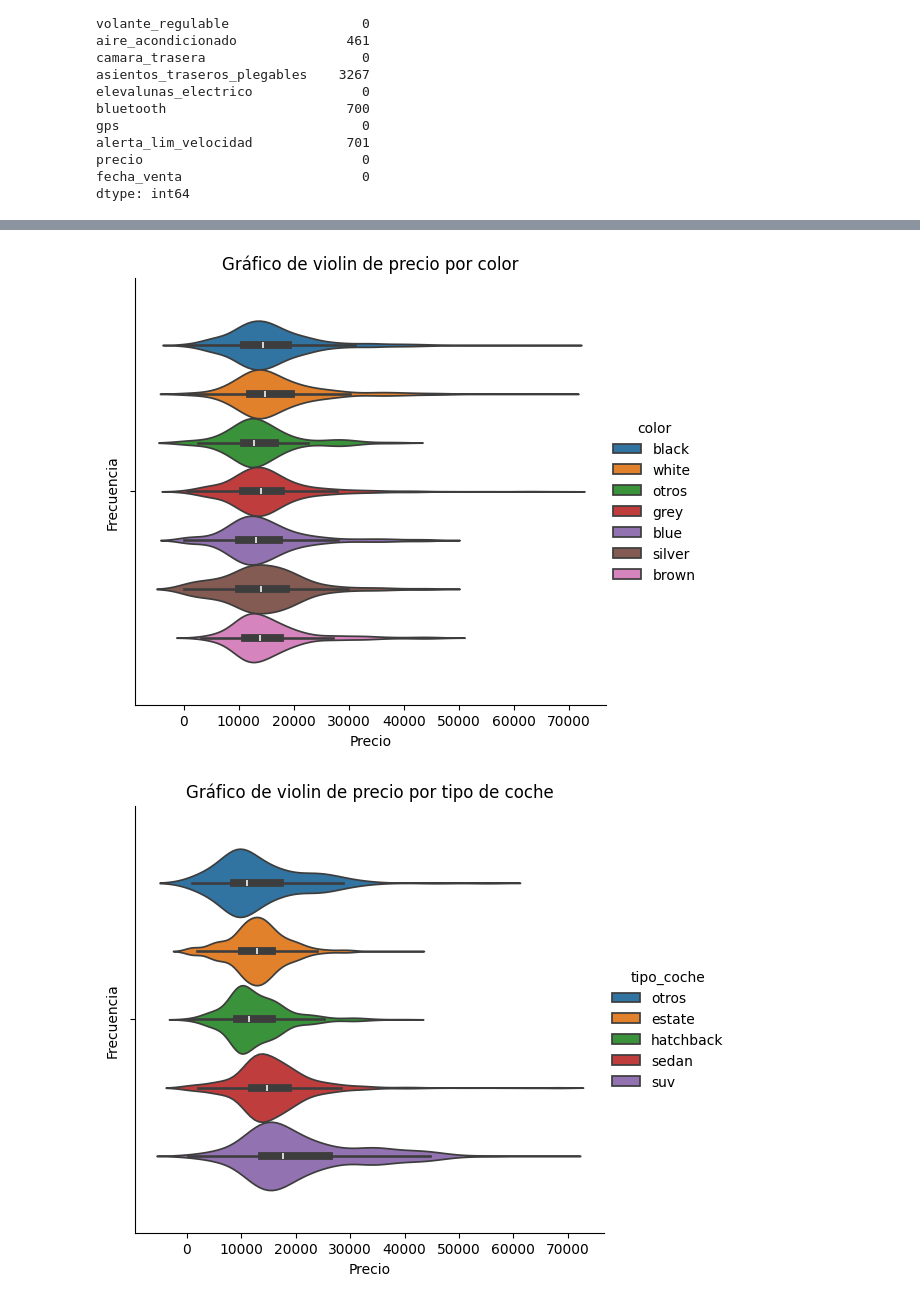
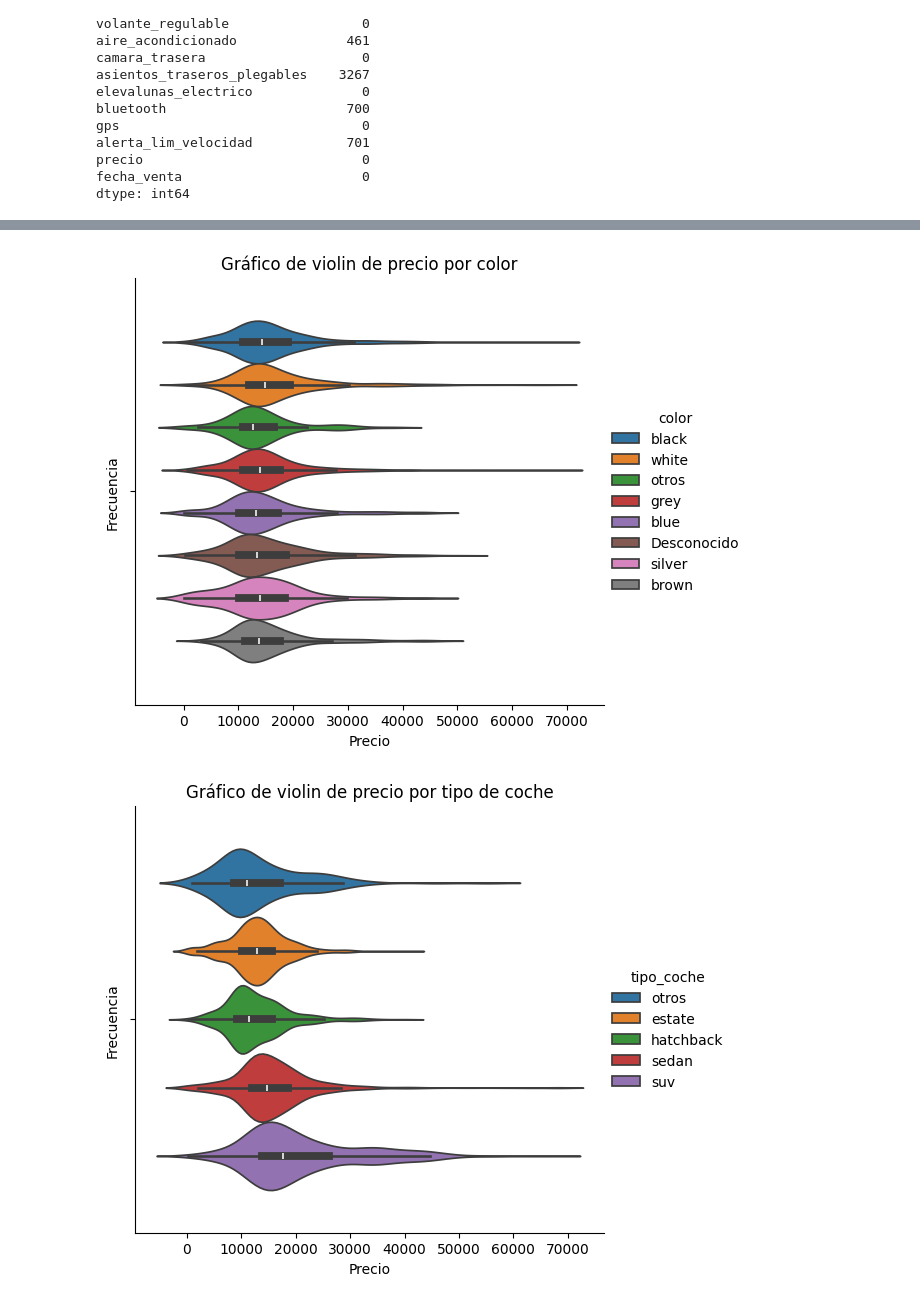
Before and after one commit to rulogar1234/nuclio-1, a Jupyter notebook: 1er_Entregable.ipynb, the cells around one changed output, grey strips where cells are left out. Drawn from its saved outputs; the diff is of its cells as text; code cells hidden in the pictures.

```diff
--- a/1er_Entregable.ipynb
+++ b/1er_Entregable.ipynb
@@ -344,9 +346,14 @@ columnas_nulas
+# %%
+df_bmw3_color=df_bmw3.copy()
+# %%
+df_bmw3_color['color'].fillna('Desconocido', inplace=True)
 # %%
 #Mramos si el precio depende del color, y vemos que en el grueso de vehículos no pasa
-sns.catplot(x = "precio", data= df_bmw3, kind="violin", hue="color")
+#decicimos poner una nueva categoria
+sns.catplot(x = "precio", data= df_bmw3_color, kind="violin", hue="color")
 plt.xlabel('Precio')
 plt.ylabel('Frecuencia')
 plt.title('Gráfico de violin de precio por color')
 plt.show()
 # %% [output]
-[figure, old version]
+[figure, new version]
```
Also changed, not shown: parts of 68 cells of this notebook.
